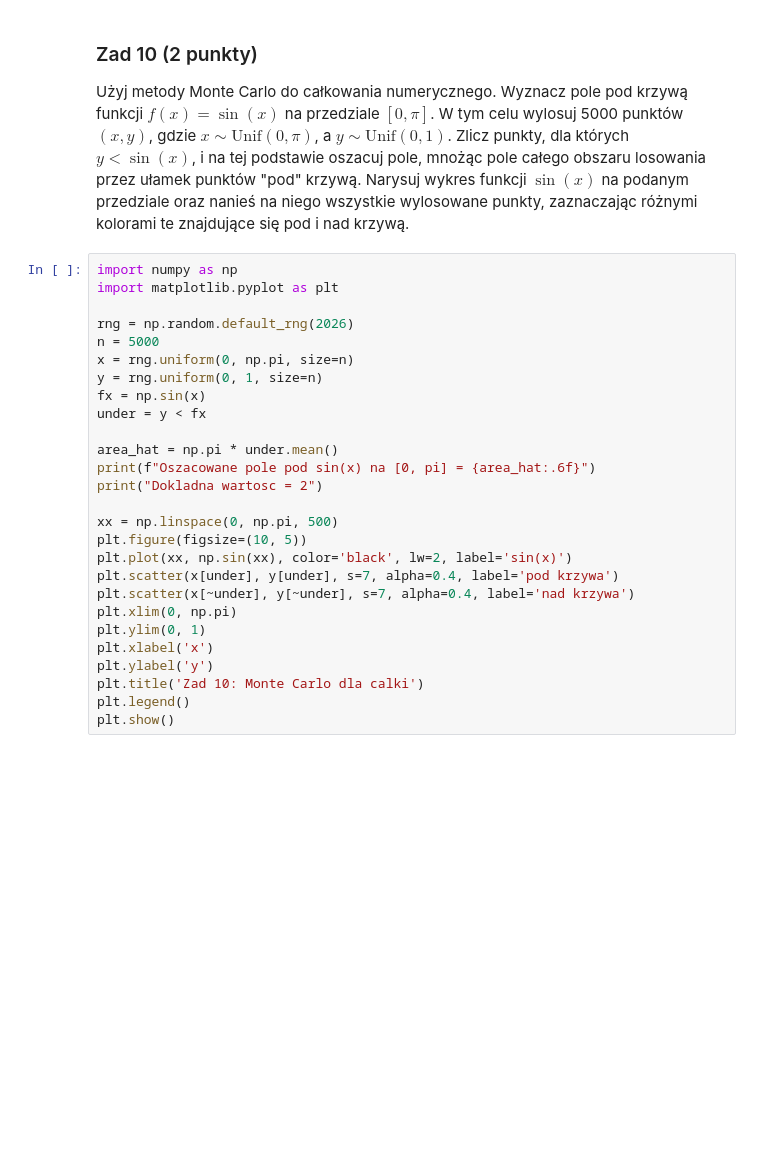
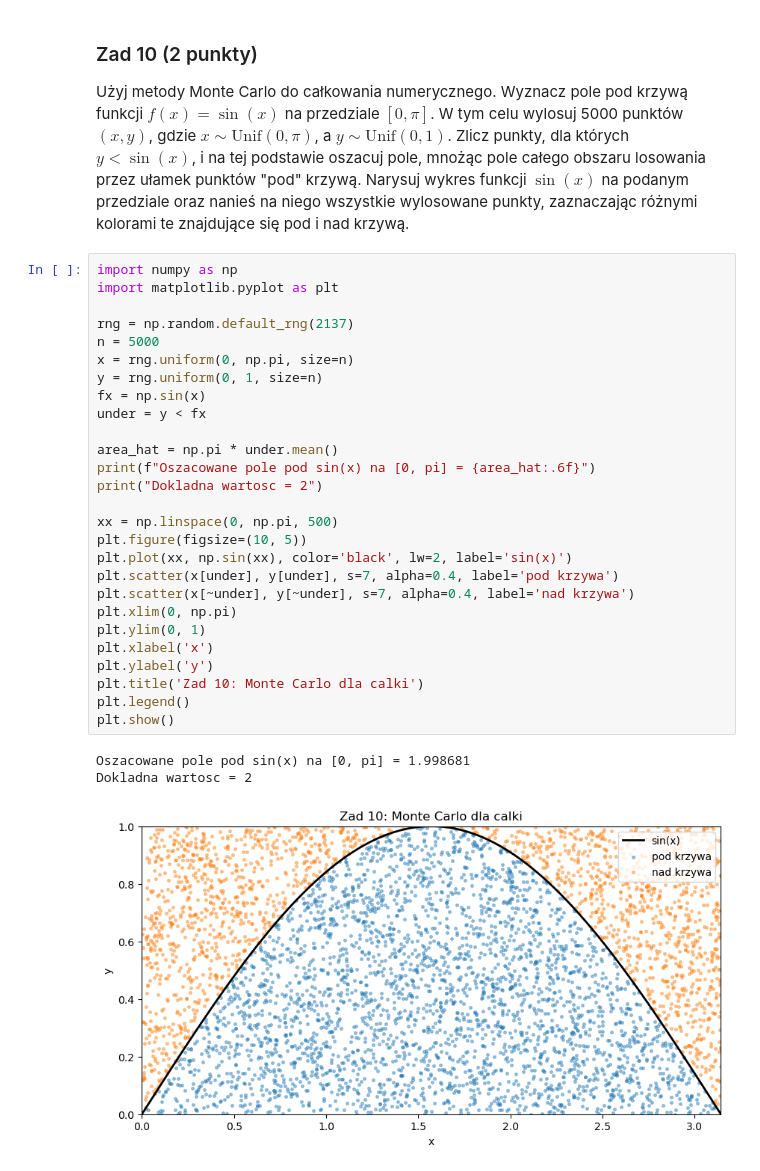
Before and after one commit to Dariooo23/MPSI_25_26, a Jupyter notebook: 06_07_rozklady.ipynb, the cells around one changed output. Cells and saved outputs as stored; diff of their text form; blank space fills up the shorter version.

```diff
--- a/06_07_rozklady.ipynb
+++ b/06_07_rozklady.ipynb
@@ -663,27 +674,31 @@ Użyj metody Monte Carlo do całkowania numerycznego. Wyznacz pole pod krzywą f
 # %%
 import numpy as np
 import matplotlib.pyplot as plt
 
-rng = np.random.default_rng(2026)
+rng = np.random.default_rng(2137)
 n = 5000
 x = rng.uniform(0, np.pi, size=n)
 y = rng.uniform(0, 1, size=n)
 fx = np.sin(x)
 under = y < fx
 
 area_hat = np.pi * under.mean()
 print(f"Oszacowane pole pod sin(x) na [0, pi] = {area_hat:.6f}")
 print("Dokladna wartosc = 2")
 
 xx = np.linspace(0, np.pi, 500)
 plt.figure(figsize=(10, 5))
 plt.plot(xx, np.sin(xx), color='black', lw=2, label='sin(x)')
 plt.scatter(x[under], y[under], s=7, alpha=0.4, label='pod krzywa')
 plt.scatter(x[~under], y[~under], s=7, alpha=0.4, label='nad krzywa')
 plt.xlim(0, np.pi)
 plt.ylim(0, 1)
 plt.xlabel('x')
 plt.ylabel('y')
 plt.title('Zad 10: Monte Carlo dla calki')
 plt.legend()
 plt.show()
+# %% [output]
+Oszacowane pole pod sin(x) na [0, pi] = 1.998681
+Dokladna wartosc = 2
+[figure, added]
```
Also changed, not shown: parts of 3 cells of this notebook, 1 other file.
